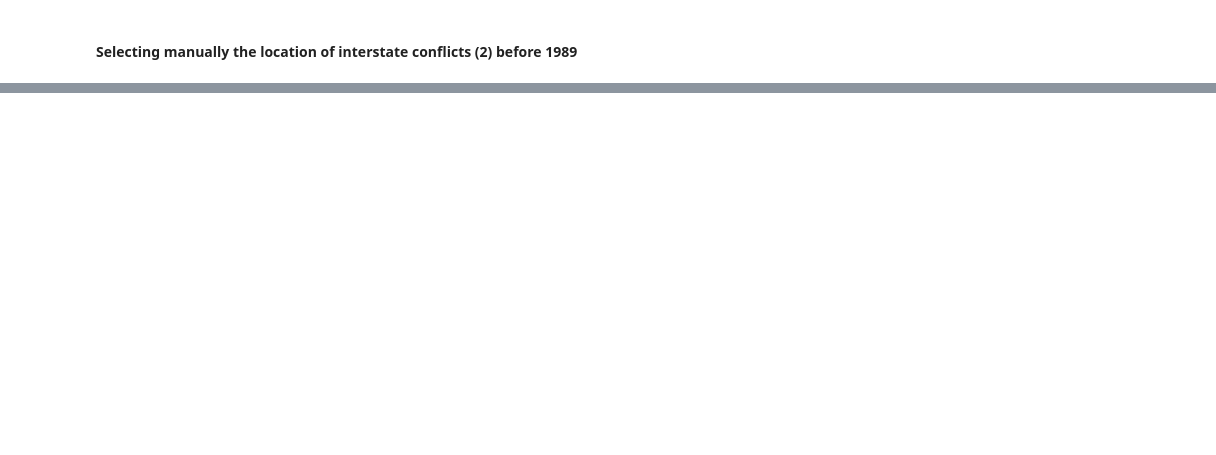
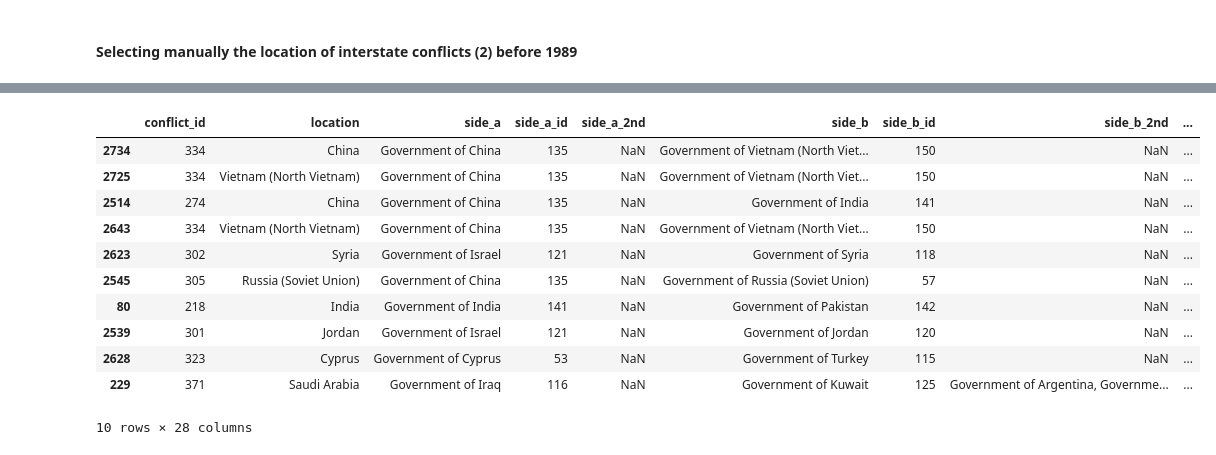
Before and after one commit to epfl-ada/ada-2020-project-milestone-p3-p3_limonada, a Jupyter notebook: creative_extension.ipynb, the cells around one changed output, grey strips where cells are left out. Saved outputs shown, nothing was run; the diff lists cells and outputs as text; code cells hidden in the pictures; blank space fills up the shorter version.

```diff
--- a/creative_extension.ipynb
+++ b/creative_extension.ipynb
@@ -462,0 +473,43 @@ ucdp_prio_data_2[ucdp_prio_data_2['year']<1970]
+# %%
+df_1988 = ucdp_prio_data[(ucdp_prio_data.type_of_conflict == 2) & (ucdp_prio_data.year >= 1980) & (ucdp_prio_data.year<=1988)].copy()
+df_1988["location"] = df_1988["location"].str.split(', ')
+df_1988_exploded = df_1988.explode("location")
+df_1988_exploded.index = range(2700, 2700+len(df_1988_exploded))
+udcp_before_1988_manual = df_1988_exploded.drop([2739, 2743, 2707])
+# %%
+ucdp_before_1980 = ucdp_prio_data_2[(ucdp_prio_data_2['year']>1970) & (ucdp_prio_data_2['year']<1980)].copy()
+ucdp_before_1980["location"] = ucdp_before_1980["location"].str.split(', ')
+ucdp_before_1980_exp = ucdp_before_1980.explode("location")
+ucdp_before_1980_exp.index = list(range(2600, 2600+len(ucdp_before_1980_exp)))
+ucdp_before_1980_manual = ucdp_before_1980_exp.drop([2601 # Israel Suez
+                           ,2605 # Somalia Ogaden
+                           ,2607,# Somalia Ogaden
+                           2609, # Somalia Ogaden
+                           2611, #North Vietnam
+                           2613, #North Vietnam
+                           2615, #North Vietnam
+                           2617, #North Vietnam
+                           2622, #Israel Golan
+                           2629, #Turkey north cyprus
+                           2645, #Uganda Kagera Salient
+                           2647, #Russia
+                          ])
+# %%
+ucdp_manual = pd.concat([udcp_before_1970_manual, ucdp_before_1980_manual, udcp_before_1988_manual])
+# %%
+ucdp_conflict_level2 = pd.concat([ucdp_manual, ucdp_2_after1989])
+# %%
+ucdp_conflict_level2.sample(10)
+# %% [output]
+|  | conflict_id | location | side_a | side_a_id | side_a_2nd | side_b | side_b_id | side_b_2nd | ... |
+| 2734 | 334 | China | Government of China | 135 | NaN | Government of Vietnam (North Viet... | 150 | NaN | ... |
+| 2725 | 334 | Vietnam (North Vietnam) | Government of China | 135 | NaN | Government of Vietnam (North Viet... | 150 | NaN | ... |
+| 2514 | 274 | China | Government of China | 135 | NaN | Government of India | 141 | NaN | ... |
+| 2643 | 334 | Vietnam (North Vietnam) | Government of China | 135 | NaN | Government of Vietnam (North Viet... | 150 | NaN | ... |
+| 2623 | 302 | Syria | Government of Israel | 121 | NaN | Government of Syria | 118 | NaN | ... |
+| 2545 | 305 | Russia (Soviet Union) | Government of China | 135 | NaN | Government of Russia (Soviet Union) | 57 | NaN | ... |
+| 80 | 218 | India | Government of India | 141 | NaN | Government of Pakistan | 142 | NaN | ... |
+| 2539 | 301 | Jordan | Government of Israel | 121 | NaN | Government of Jordan | 120 | NaN | ... |
+| 2628 | 323 | Cyprus | Government of Cyprus | 53 | NaN | Government of Turkey | 115 | NaN | ... |
+| 229 | 371 | Saudi Arabia | Government of Iraq | 116 | NaN | Government of Kuwait | 125 | Government of Argentina, Governme... | ... |
+10 rows × 28 columns
```
Also changed, not shown: parts of 11 cells of this notebook.
